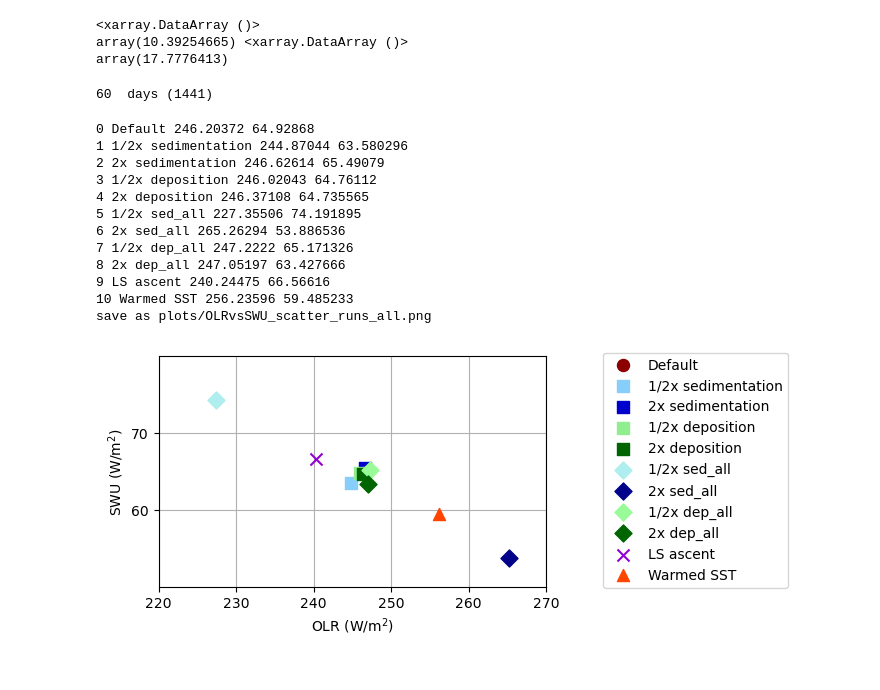
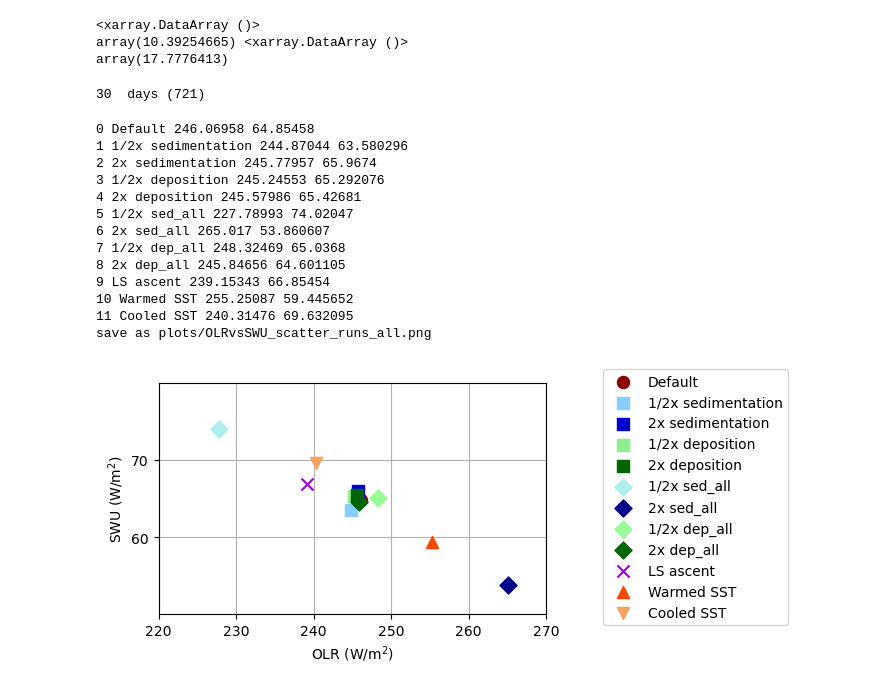
Before and after one commit to smturbev/scmlib, a Jupyter notebook: DP_diagnostics/notebooks/scatter_plots.ipynb, the cells around one changed output. Saved outputs shown, nothing was run; the diff lists cells and outputs as text; code cells hidden in the pictures.

```diff
--- a/DP_diagnostics/notebooks/scatter_plots.ipynb
+++ b/DP_diagnostics/notebooks/scatter_plots.ipynb
@@ -56,36 +56,49 @@ array(17.7776413)
 # %%
 runs = ["f_default", "g_halfsed","g_2xsed","g_halfdep","g_2xdep",
         "h_halfsed_all","h_2xsed_all","h_halfdep_all","h_2xdep_all",
-        "i_lsascent_a","j_304K"]
+        "i_lsascent_a","j_304K", "j_296K"
+       ]
 run_names = ["Default",
              "1/2x sedimentation","2x sedimentation",
              "1/2x deposition","2x deposition",
              "1/2x sed_all", "2x sed_all",
              "1/2x dep_all", "2x dep_all",
              "LS ascent",
-             "Warmed SST", "Cooled SST"]
-colors = ["darkred","lightskyblue","mediumblue",
+             "Warmed SST", "Cooled SST"
+            ]
+colors = ["darkred",
+          "lightskyblue","mediumblue",
           "lightgreen","darkgreen",
           "paleturquoise","darkblue",
           "palegreen","darkgreen",
           "darkviolet",
-          "orangered","sandybrown"]
-markers = ["o","s","s","s","s","D","D","D","D","x","^","v"]
+          "orangered","sandybrown"
+         ]
+markers = ["o",
+           "s","s","s","s",
+           "D","D","D","D",
+           "x","^","v"
+          ]
 hl0 = 4
 hl1 = 5
 
-nt = 60*24+1
+nt = 30*24+1
 print(nt//24," days ({})".format(nt) )
 run_dir = "/glade/scratch/sturbeville/DPSCREAM_simulations/"
 qsmall=0
 plot_type="OLRvsSWU" # OLRvsASR, OLRvsSWU, LWvsSWCRE, IWPvsLWCRE
 # %% [output]
-60  days (1441)
+30  days (721)
 # %%
-fig, ax = plt.subplots(1,1,figsize=(5,3))
+
 savename="runs_all"
 do_dyamond=False
 zoomed=False
+if zoomed:
+    figsize=(4,4)
+else:
+    figsize=(5,3)
+fig, ax = plt.subplots(1,1,figsize=figsize)
 for i in range(len(runs)):
     ds = xr.open_dataset(run_dir+"scream_dp_RCE_SMALL_3km_{}/run/scream_dp_RCE_SMALL_3km_{}.eam.h1.2000-01-01-00000.nc".format(runs[i],runs[i]))
     ds = ds.isel(time=slice(-nt, -1))
@@ -127,8 +140,8 @@ if plot_type=="OLRvsASR":
 elif plot_type=="OLRvsSWU":
     ax.axis('equal')
     if zoomed:
-        ax.set(xlim=[242,248], ylim=[61,67],
-               xticks=np.arange(243,249.1,1),
+        ax.set(xlim=[244,248], ylim=[61,67],
+               xticks=np.arange(244,249.1,1),
                yticks=np.arange(61,67.1,1))
         savename += "_zoomed"
     else:
@@ -141,41 +154,42 @@ elif plot_type=="LWvsSWCRE":
     ax.set_ylim([-38,-33])
     ax.set_xlabel("LW CRE (W/m2)")
     ax.set_ylabel("SW CRE (W/m2)")
     ax.axis('equal')
 elif plot_type=="IWPvsLWCRE":
     ax.set_xlim([25,31])
     ax.set_ylim([70,200])
     # ax.set_ylim([1e-7,1e4])
     # ax.set_yscale("log")
     ax.set_xlabel("LW CRE (W/m2)")
     ax.set_ylabel("IWP (g/m2)")
     ax.axis('equal')
 if do_dyamond:
     print("do dy")
     savename +="_dyamond"
     for j,var in enumerate(dy2_models):
         plt.scatter(dy_olr[var].values, dy_swu[var].values, color='grey', alpha=0.5, s=30)
     plt.scatter(dyolrmean, dyswumean, color='k', s=100)
     plt.plot([dyolrmean]*2, [dyswumean-dyswustd,dyswumean+dyswustd], color='k')
     plt.plot([dyolrmean-dyolrstd,dyolrmean+dyolrstd], [dyswumean]*2, color='k')
 ax.set_axisbelow(True)
 # ax.set_title("Spatiotemporal average over last {} days & SMALL domain".format(nt//24))
 print("save as plots/{}_scatter_{}.png".format(plot_type, savename))
 plt.savefig("plots/{}_scatter_{}.png".format(plot_type, savename),
             bbox_inches='tight',
             pad_inches=1, dpi=300)
 plt.show()
 # %% [output]
-0 Default 246.20372 64.92868
+0 Default 246.06958 64.85458
 1 1/2x sedimentation 244.87044 63.580296
-2 2x sedimentation 246.62614 65.49079
-3 1/2x deposition 246.02043 64.76112
-4 2x deposition 246.37108 64.735565
-5 1/2x sed_all 227.35506 74.191895
-6 2x sed_all 265.26294 53.886536
-7 1/2x dep_all 247.2222 65.171326
-8 2x dep_all 247.05197 63.427666
-9 LS ascent 240.24475 66.56616
-10 Warmed SST 256.23596 59.485233
+2 2x sedimentation 245.77957 65.9674
+3 1/2x deposition 245.24553 65.292076
+4 2x deposition 245.57986 65.42681
+5 1/2x sed_all 227.78993 74.02047
+6 2x sed_all 265.017 53.860607
+7 1/2x dep_all 248.32469 65.0368
+8 2x dep_all 245.84656 64.601105
+9 LS ascent 239.15343 66.85454
+10 Warmed SST 255.25087 59.445652
+11 Cooled SST 240.31476 69.632095
 save as plots/OLRvsSWU_scatter_runs_all.png
-[figure, old version]
+[figure, new version]
```
Also changed, not shown: 13 other files.
